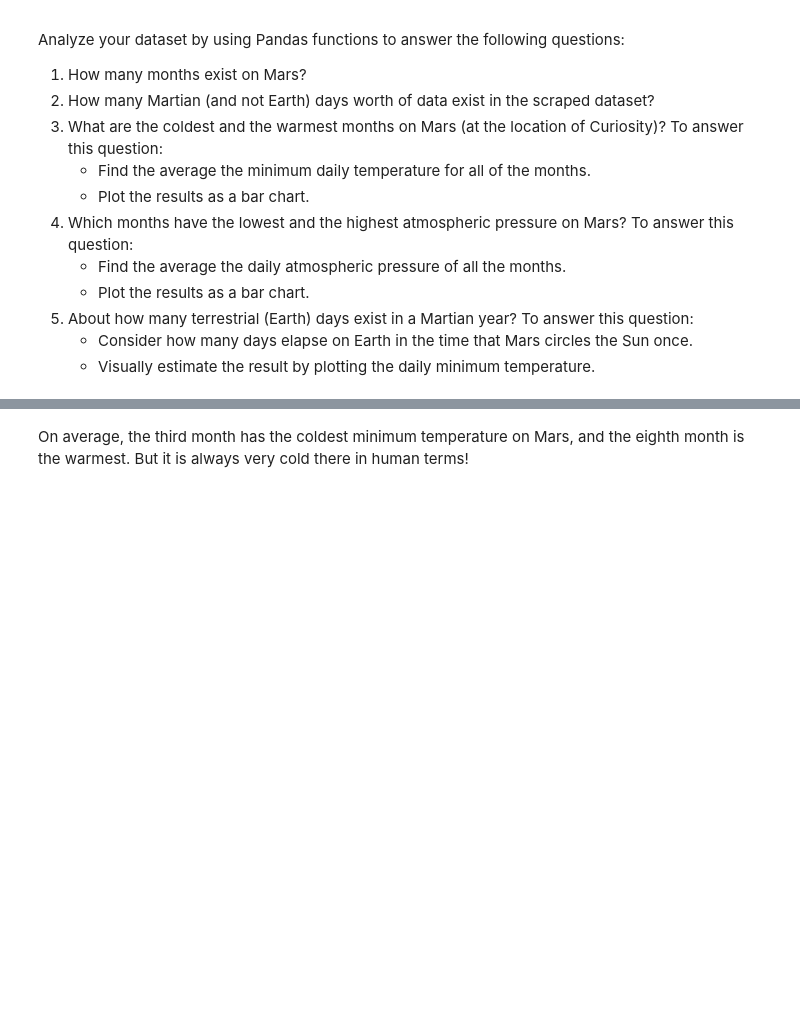
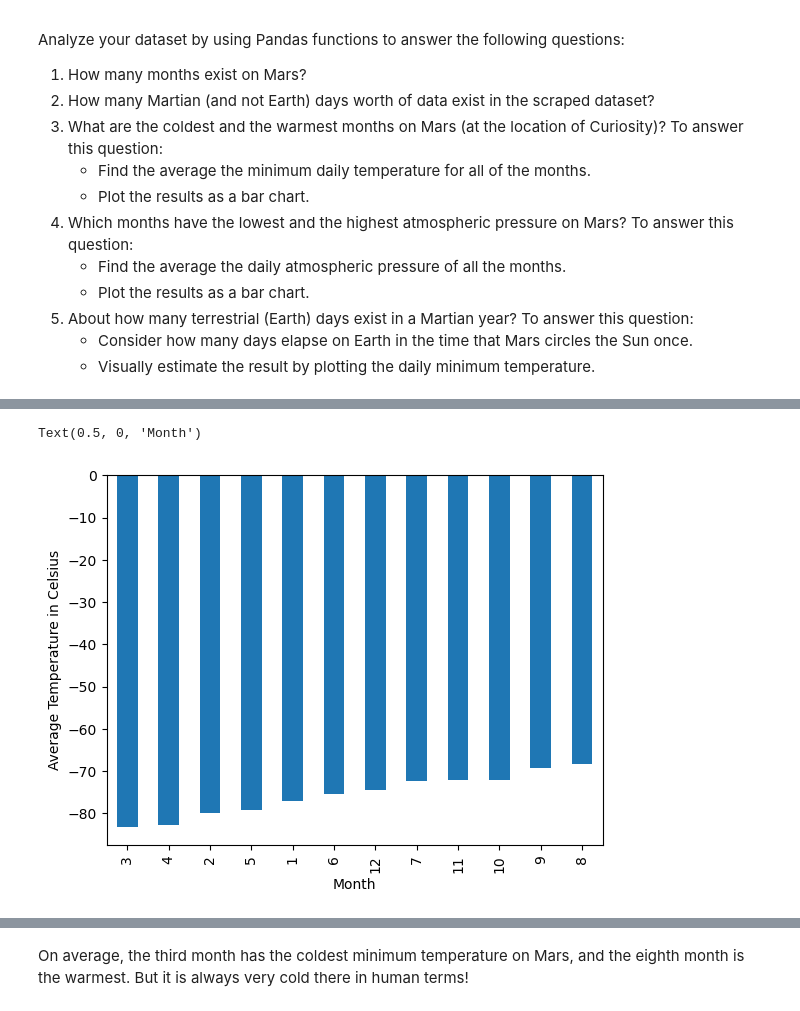
Before and after one commit to sallyca530/Web-scraping-Challenge, a Jupyter notebook: WebScraping/part_2_mars_weather.ipynb, the cells around one changed output, grey strips where cells are left out. Saved outputs shown, nothing was run; the diff lists cells and outputs as text; code cells hidden in the pictures; blank space fills up the shorter version.

```diff
--- a/WebScraping/part_2_mars_weather.ipynb
+++ b/WebScraping/part_2_mars_weather.ipynb
@@ -172,4 +207,11 @@ Analyze your dataset by using Pandas functions to answer the following questions
 # %%
 # Identify the coldest and hottest months in Curiosity's location
+cold_hot_months = low_by_month.sort_values(ascending = True)
+cold_hot_months.plot(kind = 'bar')
+plt.ylabel('Average Temperature in Celsius')
+plt.xlabel("Month")
+# %% [output]
+Text(0.5, 0, 'Month')
+[figure, added]
 # %%
 # 4. Average pressure by Martian month
```
Also changed, not shown: parts of 14 cells of this notebook, 1 other file.
